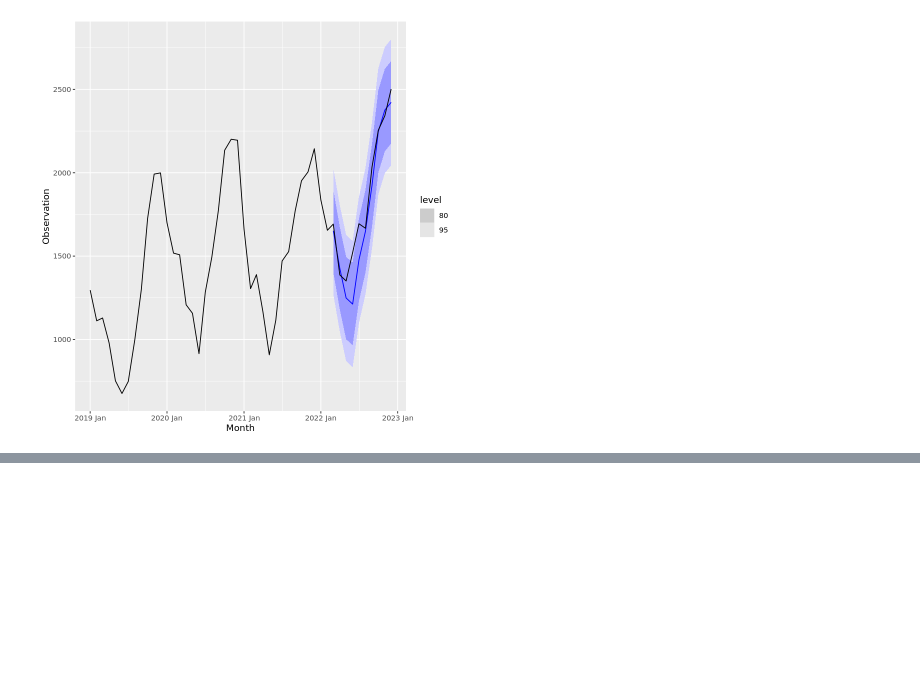
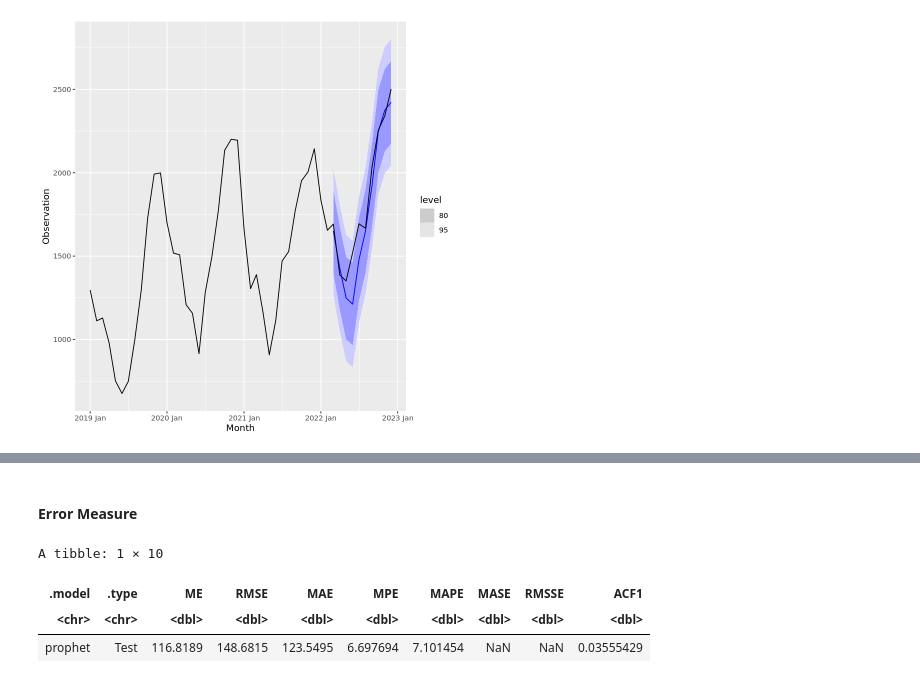
Before and after one commit to Ibrahim-Khayat/-IE499, a Jupyter notebook: index.ipynb, the cells around one changed output, grey strips where cells are left out. Cells and saved outputs as stored; diff of their text form; code cells hidden in the pictures; blank space fills up the shorter version.

```diff
--- a/index.ipynb
+++ b/index.ipynb
@@ -588,0 +618,10 @@ fc |> autoplot(Chips)
+# %% [markdown]
+#### Error Measure
+# %%
+#Error measure
+accuracy(fc, Chips_Test)
+# %% [output]
+A tibble: 1 × 10
+| .model | .type | ME | RMSE | MAE | MPE | MAPE | MASE | RMSSE | ACF1 |
+| <chr> | <chr> | <dbl> | <dbl> | <dbl> | <dbl> | <dbl> | <dbl> | <dbl> | <dbl> |
+| prophet | Test | 116.8189 | 148.6815 | 123.5495 | 6.697694 | 7.101454 | NaN | NaN | 0.03555429 |
```
Also changed, not shown: parts of 7 cells of this notebook.
